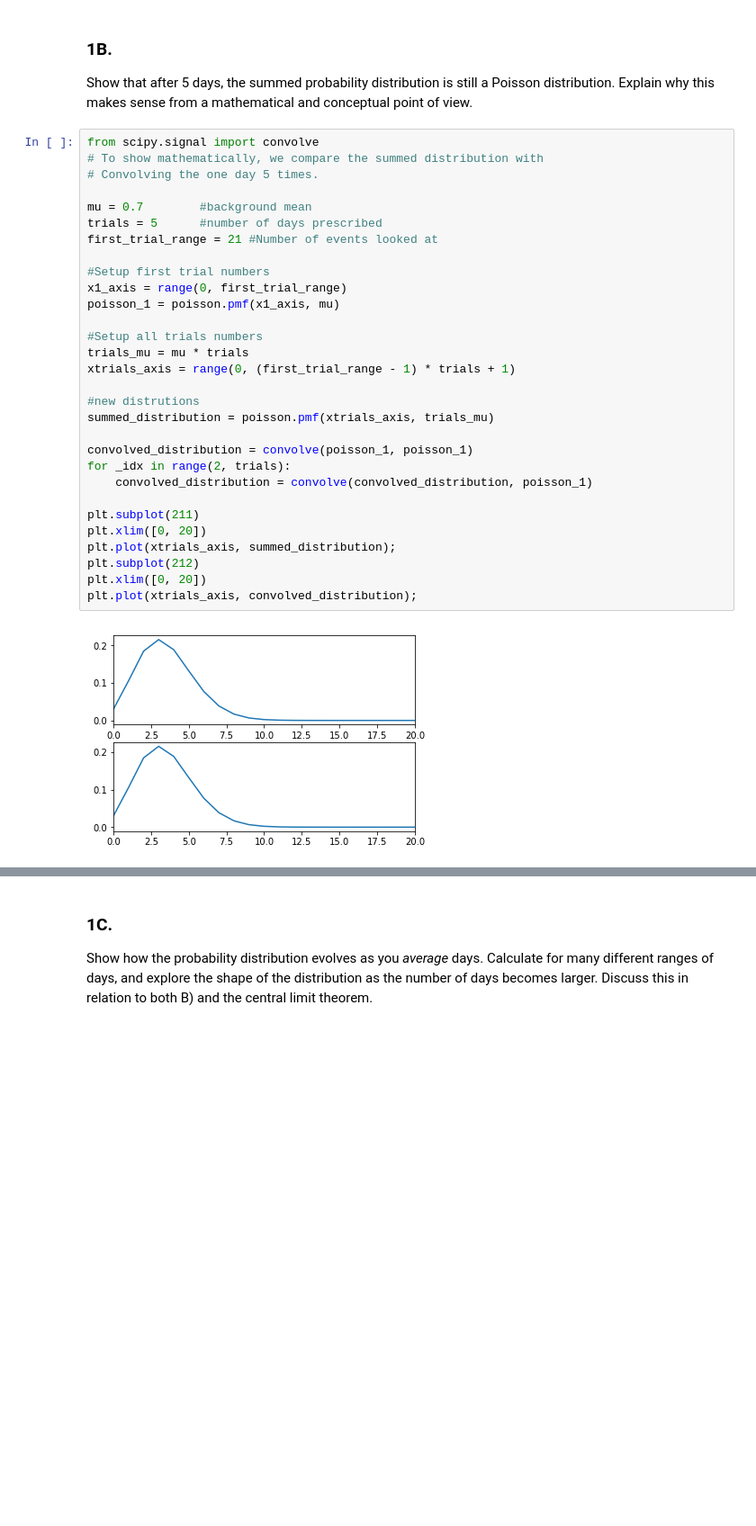
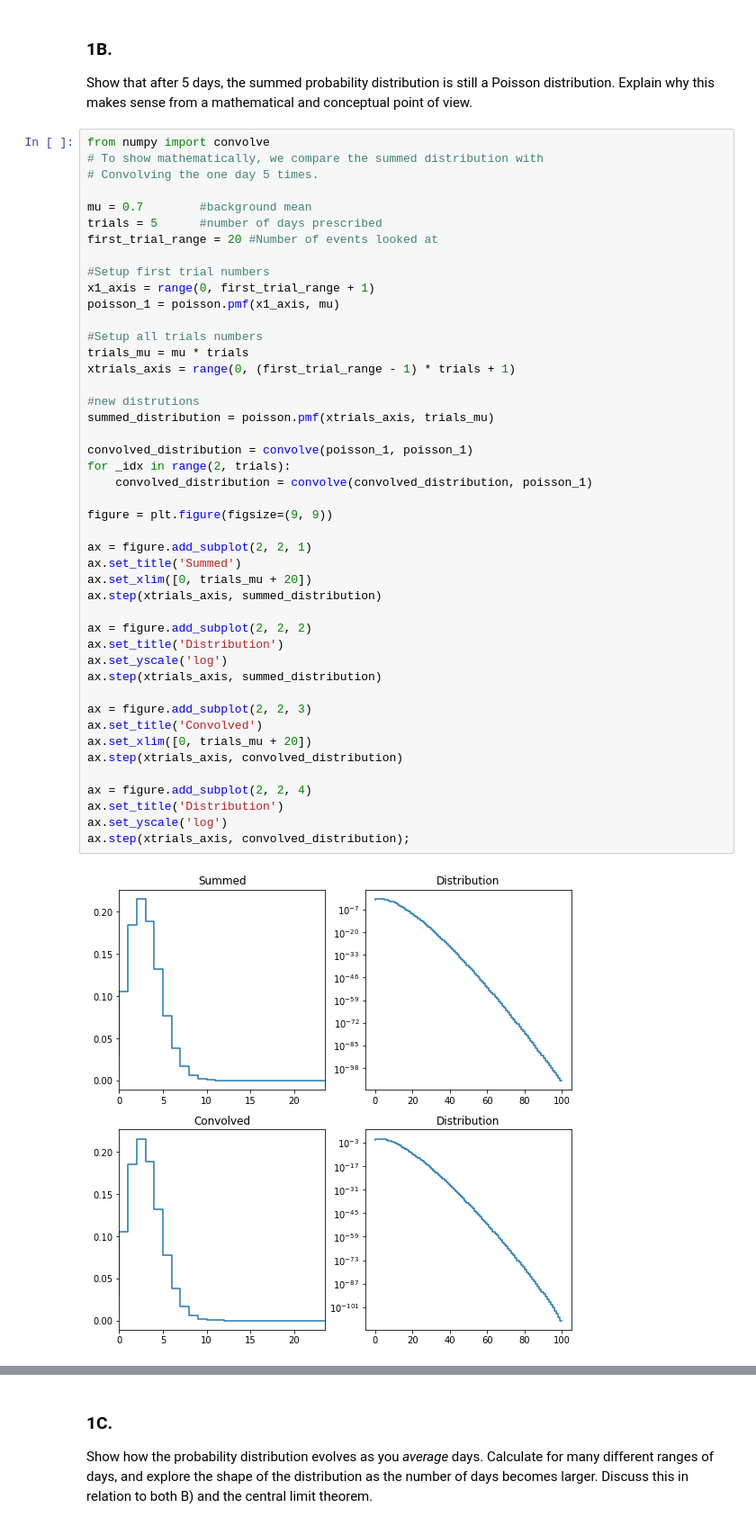
Before and after one commit to AdamK42/physics-434, a Jupyter notebook: lab2/lab2.ipynb, the cells around one changed output, grey strips where cells are left out. Shown at 90% size. Saved outputs shown, nothing was run; the diff lists cells and outputs as text; blank space fills up the shorter version.

```diff
--- a/lab2/lab2.ipynb
+++ b/lab2/lab2.ipynb
@@ -41,34 +47,49 @@ plt.plot(x_axis, poisson_base * 1000);
 ### 1B.
 Show that after 5 days, the summed probability distribution is still a Poisson distribution. Explain why this makes sense from a mathematical and conceptual point of view.
 # %%
-from scipy.signal import convolve
+from numpy import convolve
 # To show mathematically, we compare the summed distribution with
 # Convolving the one day 5 times.
 
 mu = 0.7        #background mean
 trials = 5      #number of days prescribed
-first_trial_range = 21 #Number of events looked at
+first_trial_range = 20 #Number of events looked at
 
 #Setup first trial numbers
-x1_axis = range(0, first_trial_range)
+x1_axis = range(0, first_trial_range + 1)
 poisson_1 = poisson.pmf(x1_axis, mu)
 
 #Setup all trials numbers
 trials_mu = mu * trials
 xtrials_axis = range(0, (first_trial_range - 1) * trials + 1)
 
 #new distrutions
 summed_distribution = poisson.pmf(xtrials_axis, trials_mu)
 
 convolved_distribution = convolve(poisson_1, poisson_1)
 for _idx in range(2, trials):
     convolved_distribution = convolve(convolved_distribution, poisson_1)
 
-plt.subplot(211)
-plt.xlim([0, 20])
-plt.plot(xtrials_axis, summed_distribution);
-plt.subplot(212)
-plt.xlim([0, 20])
-plt.plot(xtrials_axis, convolved_distribution);
+figure = plt.figure(figsize=(9, 9))
+
+ax = figure.add_subplot(2, 2, 1)
+ax.set_title('Summed')
+ax.set_xlim([0, trials_mu + 20])
+ax.step(xtrials_axis, summed_distribution)
+
+ax = figure.add_subplot(2, 2, 2)
+ax.set_title('Distribution')
+ax.set_yscale('log')
+ax.step(xtrials_axis, summed_distribution)
+
+ax = figure.add_subplot(2, 2, 3)
+ax.set_title('Convolved')
+ax.set_xlim([0, trials_mu + 20])
+ax.step(xtrials_axis, convolved_distribution)
+
+ax = figure.add_subplot(2, 2, 4)
+ax.set_title('Distribution')
+ax.set_yscale('log')
+ax.step(xtrials_axis, convolved_distribution);
 # %% [output]
-[figure, old version]
+[figure, new version]
```
Also changed, not shown: parts of 12 cells of this notebook.
